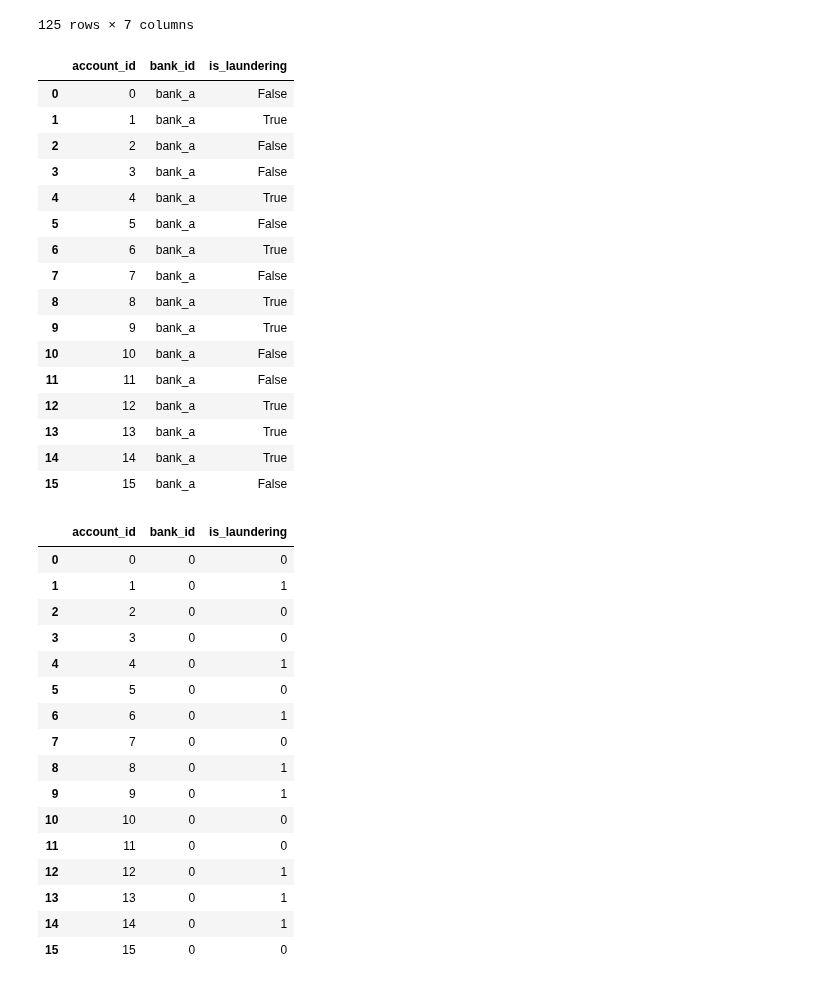
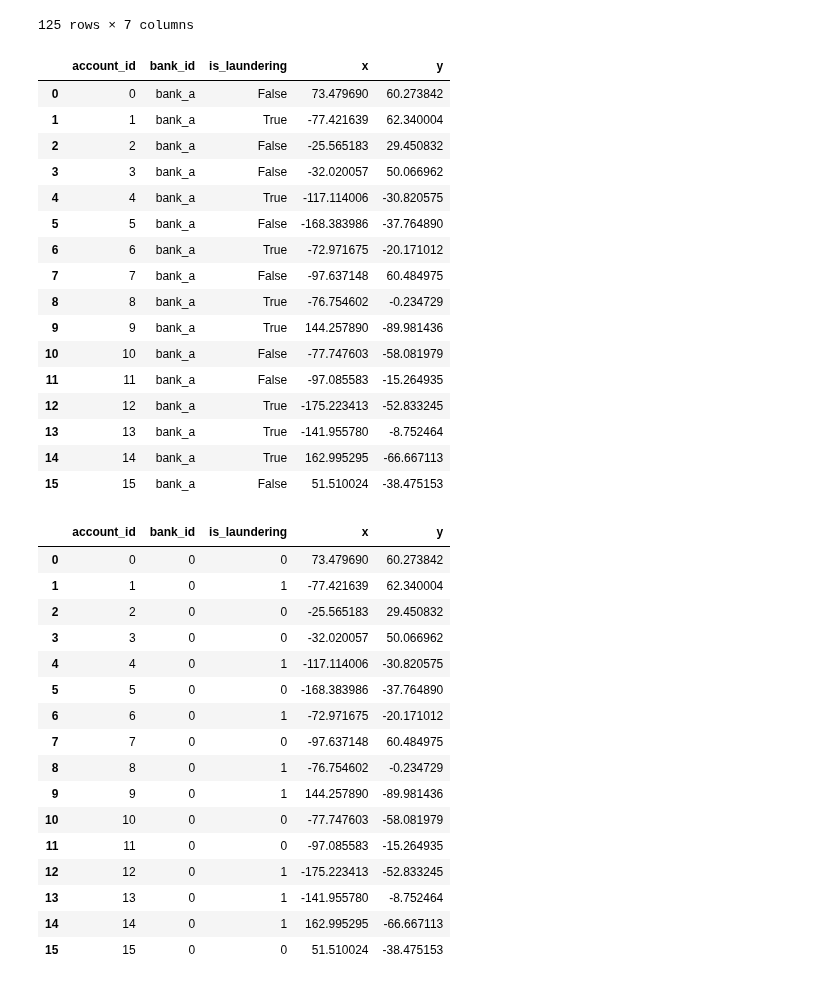
Before and after one commit to aidotse/flib, a Jupyter notebook: transaction-network-explorer/preprocess-v2.ipynb, the cells around one changed output. Drawn from its saved outputs; the diff is of its cells as text; code cells hidden in the pictures.

```diff
--- a/transaction-network-explorer/preprocess-v2.ipynb
+++ b/transaction-network-explorer/preprocess-v2.ipynb
@@ -131,7 +131,7 @@ df_edges
 | 124 | 125 | 2023-04-10T00:00:00Z | 110.31 | TRANSFER | 2 | 0 | False | -1 | 99 | ... |
 125 rows × 16 columns
 # %%
-df_nodes = accounts_df[['acct_id', 'open_dt', 'close_dt', 'initial_deposit', 'prior_sar_count', 'bank_id']]
+df_nodes = accounts_df[['acct_id', 'open_dt', 'close_dt', 'initial_deposit', 'prior_sar_count', 'bank_id', 'lon', 'lat']]
 
 df_nodes
 # %% [output]
@@ -191,49 +191,49 @@ df_edges
 | 124 | 2023-04-10 00:00:00+00:00 | 2 | 0 | 0 | 0 | 110.31 | 0 |
 125 rows × 7 columns
 # %%
-df_nodes = df_nodes[['acct_id', 'bank_id', 'prior_sar_count']]
-df_nodes = df_nodes.rename(columns={'acct_id': 'account_id', 'bank_id': 'bank_id', 'prior_sar_count': 'is_laundering'})
+df_nodes = df_nodes[['acct_id', 'bank_id', 'prior_sar_count', 'lon', 'lat']]
+df_nodes = df_nodes.rename(columns={'acct_id': 'account_id', 'bank_id': 'bank_id', 'prior_sar_count': 'is_laundering', 'lon': 'x', 'lat': 'y'})
 df_nodes
 # %% [output]
-|  | account_id | bank_id | is_laundering |
-| 0 | 0 | bank_a | False |
-| 1 | 1 | bank_a | True |
-| 2 | 2 | bank_a | False |
-| 3 | 3 | bank_a | False |
-| 4 | 4 | bank_a | True |
-| 5 | 5 | bank_a | False |
-| 6 | 6 | bank_a | True |
-| 7 | 7 | bank_a | False |
-| 8 | 8 | bank_a | True |
-| 9 | 9 | bank_a | True |
-| 10 | 10 | bank_a | False |
-| 11 | 11 | bank_a | False |
-| 12 | 12 | bank_a | True |
-| 13 | 13 | bank_a | True |
-| 14 | 14 | bank_a | True |
-| 15 | 15 | bank_a | False |
+|  | account_id | bank_id | is_laundering | x | y |
+| 0 | 0 | bank_a | False | 73.479690 | 60.273842 |
+| 1 | 1 | bank_a | True | -77.421639 | 62.340004 |
+| 2 | 2 | bank_a | False | -25.565183 | 29.450832 |
+| 3 | 3 | bank_a | False | -32.020057 | 50.066962 |
+| 4 | 4 | bank_a | True | -117.114006 | -30.820575 |
+| 5 | 5 | bank_a | False | -168.383986 | -37.764890 |
+| 6 | 6 | bank_a | True | -72.971675 | -20.171012 |
+| 7 | 7 | bank_a | False | -97.637148 | 60.484975 |
+| 8 | 8 | bank_a | True | -76.754602 | -0.234729 |
+| 9 | 9 | bank_a | True | 144.257890 | -89.981436 |
+| 10 | 10 | bank_a | False | -77.747603 | -58.081979 |
+| 11 | 11 | bank_a | False | -97.085583 | -15.264935 |
+| 12 | 12 | bank_a | True | -175.223413 | -52.833245 |
+| 13 | 13 | bank_a | True | -141.955780 | -8.752464 |
+| 14 | 14 | bank_a | True | 162.995295 | -66.667113 |
+| 15 | 15 | bank_a | False | 51.510024 | -38.475153 |
 # %%
 df_nodes, bank_map = convert_values_to_integers_using_map(df_nodes, 'bank_id', bank_map)
 df_nodes, is_laundering_map = convert_values_to_integers_using_map(df_nodes, 'is_laundering', is_laundering_map)
 df_nodes
 # %% [output]
-|  | account_id | bank_id | is_laundering |
-| 0 | 0 | 0 | 0 |
-| 1 | 1 | 0 | 1 |
-| 2 | 2 | 0 | 0 |
-| 3 | 3 | 0 | 0 |
-| 4 | 4 | 0 | 1 |
-| 5 | 5 | 0 | 0 |
-| 6 | 6 | 0 | 1 |
-| 7 | 7 | 0 | 0 |
-| 8 | 8 | 0 | 1 |
-| 9 | 9 | 0 | 1 |
-| 10 | 10 | 0 | 0 |
-| 11 | 11 | 0 | 0 |
-| 12 | 12 | 0 | 1 |
-| 13 | 13 | 0 | 1 |
-| 14 | 14 | 0 | 1 |
-| 15 | 15 | 0 | 0 |
+|  | account_id | bank_id | is_laundering | x | y |
+| 0 | 0 | 0 | 0 | 73.479690 | 60.273842 |
+| 1 | 1 | 0 | 1 | -77.421639 | 62.340004 |
+| 2 | 2 | 0 | 0 | -25.565183 | 29.450832 |
+| 3 | 3 | 0 | 0 | -32.020057 | 50.066962 |
+| 4 | 4 | 0 | 1 | -117.114006 | -30.820575 |
+| 5 | 5 | 0 | 0 | -168.383986 | -37.764890 |
+| 6 | 6 | 0 | 1 | -72.971675 | -20.171012 |
+| 7 | 7 | 0 | 0 | -97.637148 | 60.484975 |
+| 8 | 8 | 0 | 1 | -76.754602 | -0.234729 |
+| 9 | 9 | 0 | 1 | 144.257890 | -89.981436 |
+| 10 | 10 | 0 | 0 | -77.747603 | -58.081979 |
+| 11 | 11 | 0 | 0 | -97.085583 | -15.264935 |
+| 12 | 12 | 0 | 1 | -175.223413 | -52.833245 |
+| 13 | 13 | 0 | 1 | -141.955780 | -8.752464 |
+| 14 | 14 | 0 | 1 | 162.995295 | -66.667113 |
+| 15 | 15 | 0 | 0 | 51.510024 | -38.475153 |
 # %%
 os.makedirs(f'datasets/{DATASET}', exist_ok=True)
 df_edges.to_parquet(f'datasets/{DATASET}/edges.parquet')
```
Also changed, not shown: parts of 1 cell of this notebook, 1 other file.
